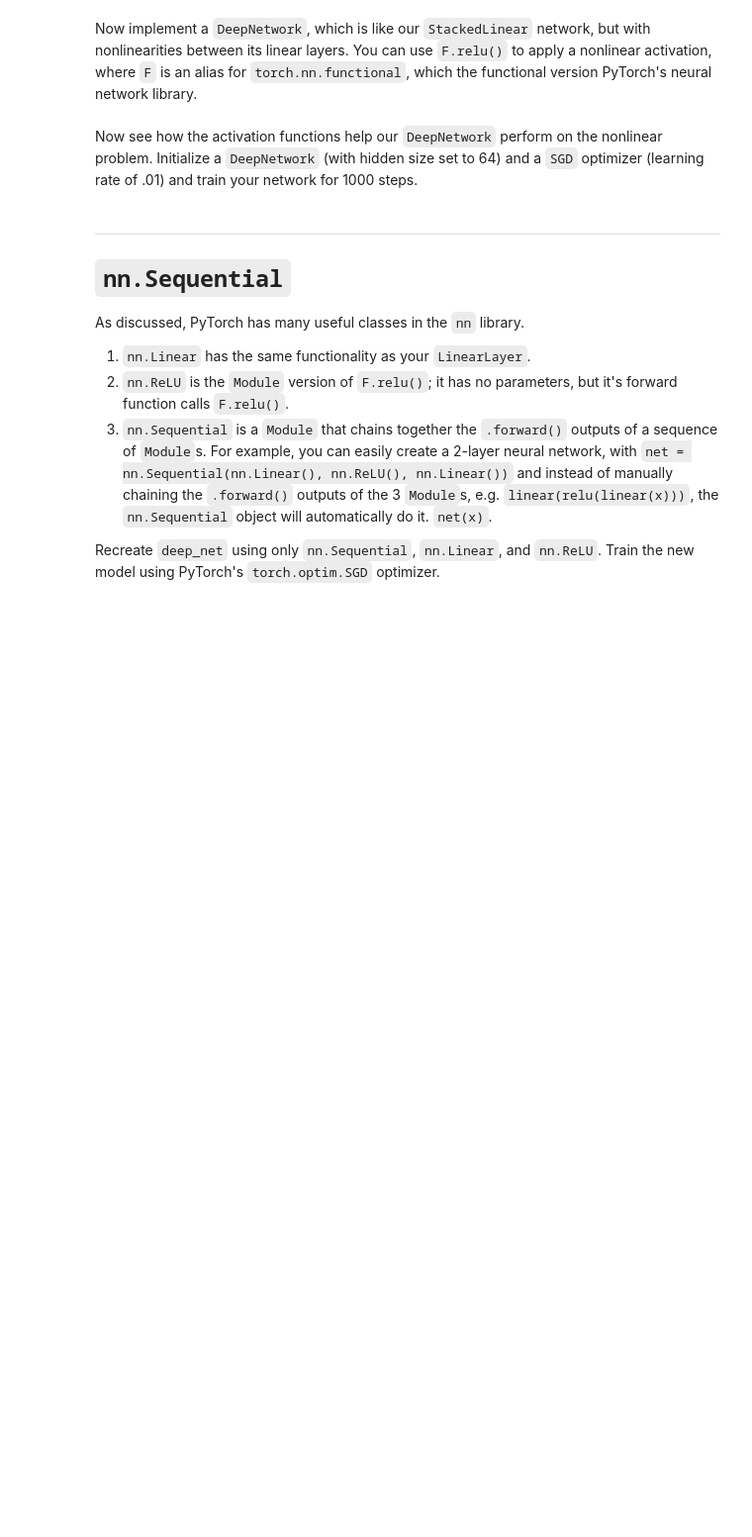
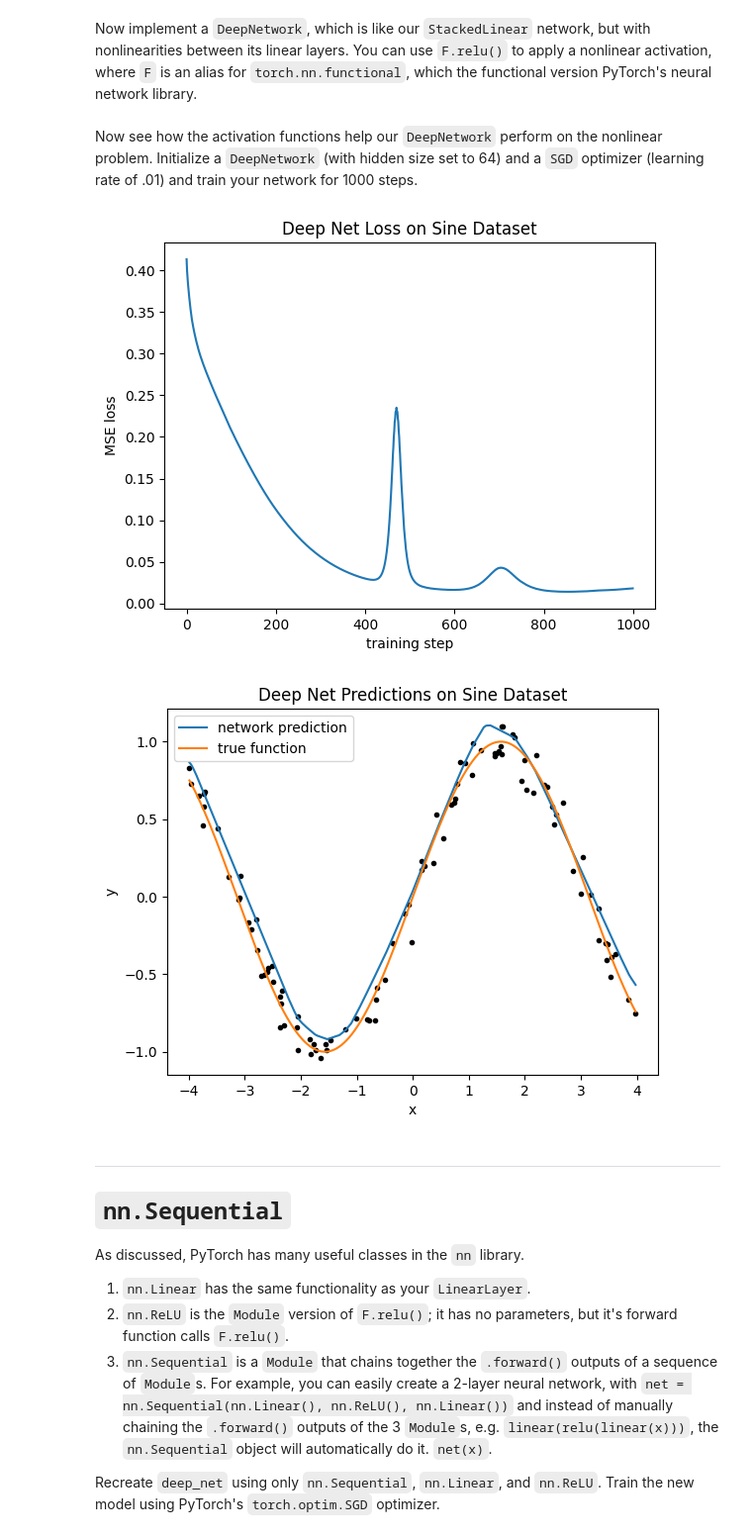
Before and after one commit to andrewhall1124/CS_474, a Jupyter notebook: labs/lab2_modules_training.ipynb, the cells around one changed output. Shown at 99% size. Cells and saved outputs as stored; diff of their text form; code cells hidden in the pictures; blank space fills up the shorter version.

```diff
--- a/labs/lab2_modules_training.ipynb
+++ b/labs/lab2_modules_training.ipynb
@@ -503,29 +686,59 @@ You can use `F.relu()` to apply a nonlinear activation, where `F` is an alias fo
 # %%
 class DeepNetwork(nn.Module): # true deep NN w/ activation functions
     def __init__(self, input_feature_size, output_feature_size, hidden_size):
+        super().__init__()
         # TODO: create a 3 linear layers just like in StackedLinear. Don't forget 'super().__init__()'
-        pass
+        self.lin1 = LinearLayer(
+            input_feature_size=input_feature_size,
+            output_feature_size=hidden_size
+        )
+
+        self.lin2 = LinearLayer(
+            input_feature_size=hidden_size,
+            output_feature_size=hidden_size
+        )
+
+        self.lin3 = LinearLayer(
+            input_feature_size=hidden_size,
+            output_feature_size=output_feature_size
+        )
 
     def forward(self, x):
         # TODO: pass the input `x` through the network (including the activation functions) and return the network's prediction on the y value.
         # DO NOT apply a relu before the first layer or after the last layer.
-        pass
+        x = self.lin1(x)
+        x = F.relu(x)
+        x = self.lin2(x)
+        x = F.relu(x)
+        return self.lin3(x)
 # %% [markdown]
 Now see how the activation functions help our `DeepNetwork` perform on the nonlinear problem. Initialize a `DeepNetwork` (with hidden size set to 64) and a `SGD` optimizer (learning rate of .01) and train your network for 1000 steps.
 # %%
 # TODO: Set seed to 0
+torch.manual_seed(0)
 
 # TODO: Initialize a DeepNetwork (set hidden_size to 64) called deep_net
-deep_net = None
+deep_net = DeepNetwork(
+    input_feature_size=1,
+    output_feature_size=1,
+    hidden_size=64
+)
 
 # TODO: Initialize an SGD optimizer with a learning rate of .01
+sgd = SGD(
+    parameters=deep_net.parameters(),
+    lr = .01
+)
 
 # TODO: train deep_net for 1000 steps and store training losses as `train_losses`
-train_losses = None
+train_losses = train(deep_net, sgd, sine_x, sine_y, 1000)
 
 plot_loss(train_losses, "Deep Net Loss on Sine Dataset")
 
 plot_data(sine_x, sine_y, deep_net, gt_func=torch.sin, title="Deep Net Predictions on Sine Dataset")
+# %% [output]
+[figure, added]
+[figure, added]
 # %% [markdown]
 ---
 # `nn.Sequential`
```
Also changed, not shown: parts of 35 cells of this notebook.
